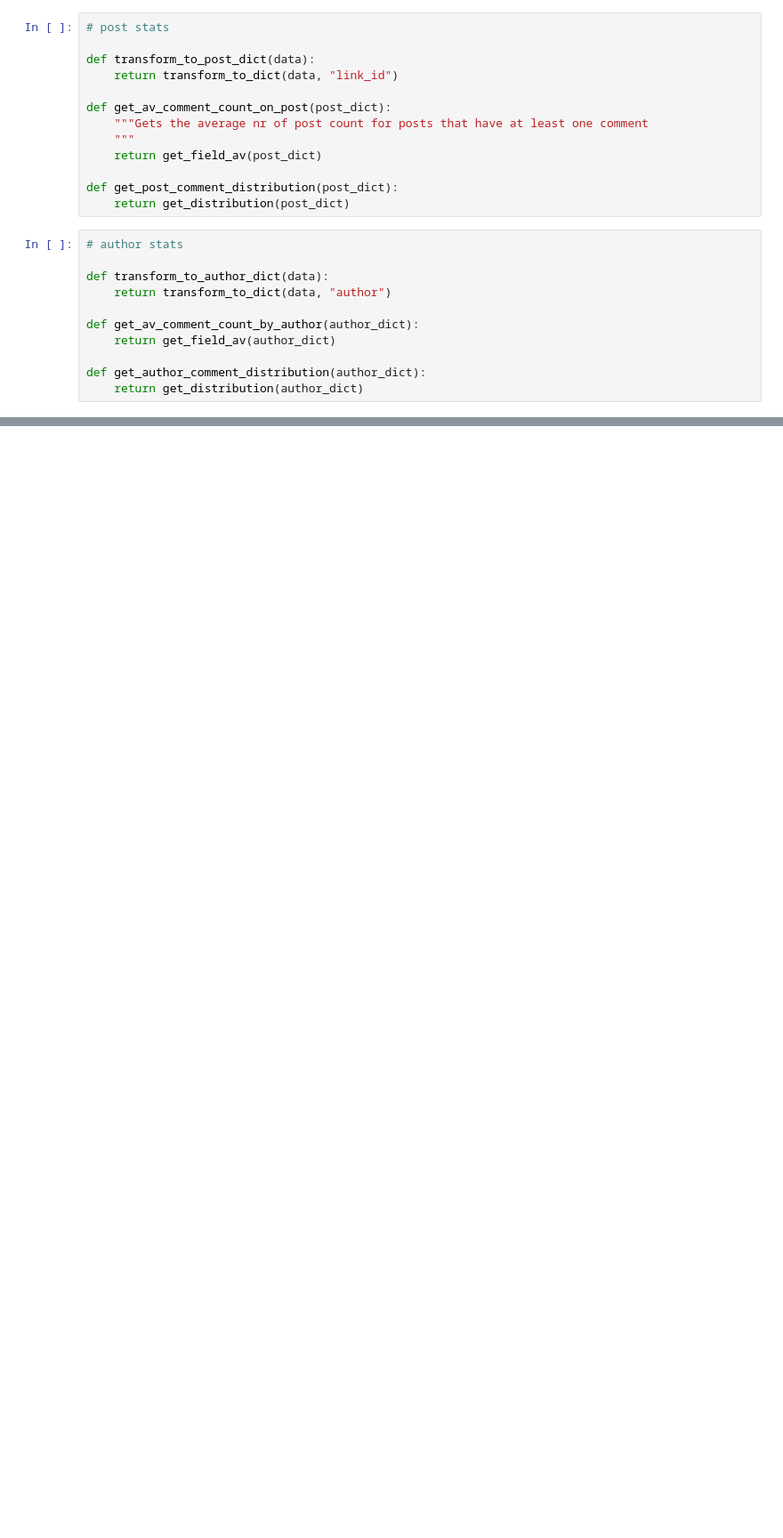
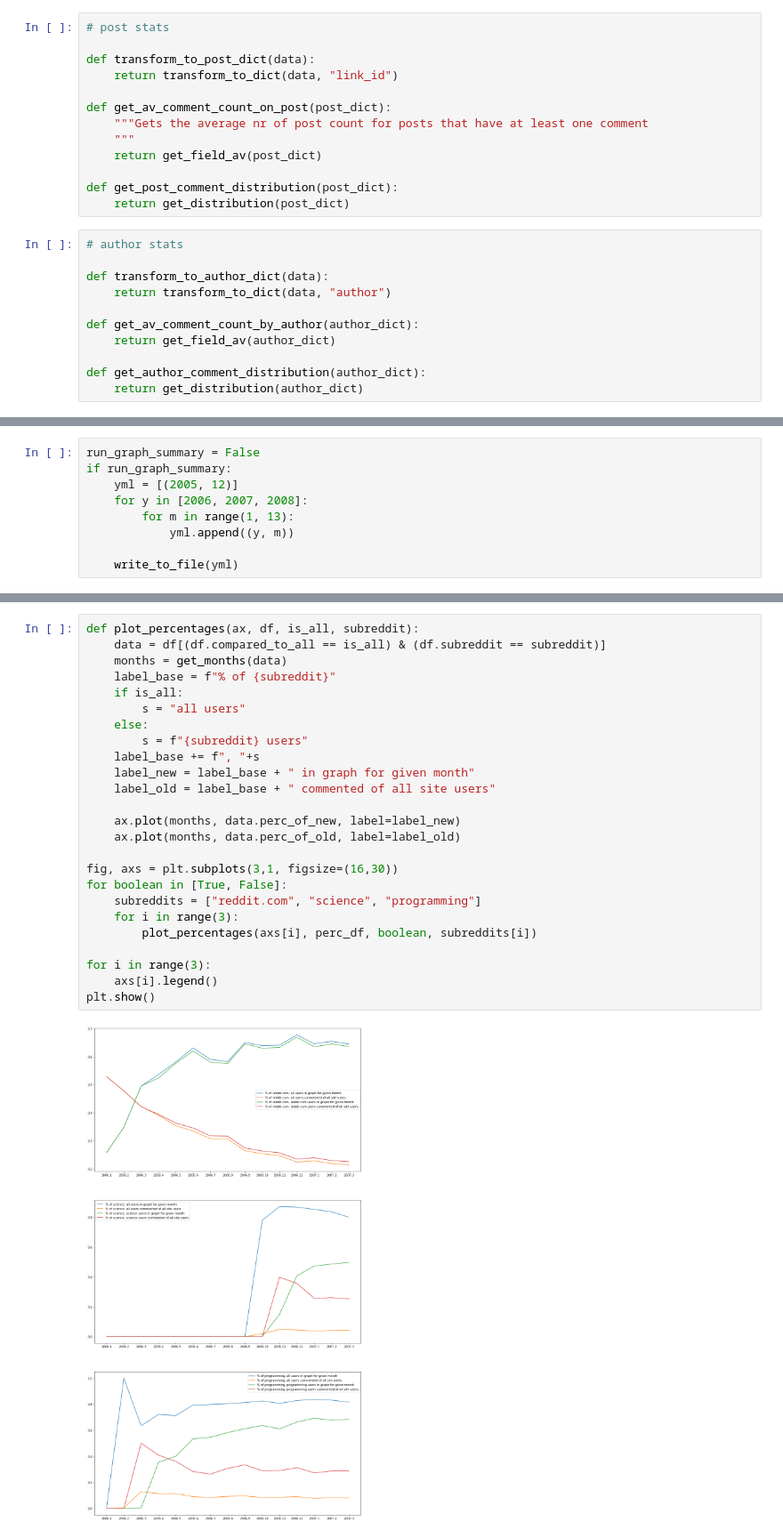
Before and after one commit to CarelKuusk/reddit_comments, a Jupyter notebook: initial_analysis.ipynb, the cells around one changed output, grey strips where cells are left out. Shown: that part at 89% size. Saved outputs shown, nothing was run; the diff lists cells and outputs as text; blank space fills up the shorter version.

```diff
--- a/initial_analysis.ipynb
+++ b/initial_analysis.ipynb
@@ -144,0 +336,9 @@ max author:  970
+# %%
+run_graph_summary = False
+if run_graph_summary:
+    yml = [(2005, 12)]
+    for y in [2006, 2007, 2008]:
+        for m in range(1, 13):
+            yml.append((y, m))
+
+    write_to_file(yml)
@@ -144,0 +561,27 @@ max author:  970
+# %%
+def plot_percentages(ax, df, is_all, subreddit):
+    data = df[(df.compared_to_all == is_all) & (df.subreddit == subreddit)]
+    months = get_months(data)
+    label_base = f"% of {subreddit}"
+    if is_all:
+        s = "all users"
+    else:
+        s = f"{subreddit} users"
+    label_base += f", "+s
+    label_new = label_base + " in graph for given month"
+    label_old = label_base + " commented of all site users"
+
+    ax.plot(months, data.perc_of_new, label=label_new)
+    ax.plot(months, data.perc_of_old, label=label_old)
+
+fig, axs = plt.subplots(3,1, figsize=(16,30))
+for boolean in [True, False]:
+    subreddits = ["reddit.com", "science", "programming"]
+    for i in range(3):
+        plot_percentages(axs[i], perc_df, boolean, subreddits[i])
+
+for i in range(3):
+    axs[i].legend()
+plt.show()
+# %% [output]
+[figure, added]
```
Also changed, not shown: parts of 21 cells of this notebook, 8 other files.
